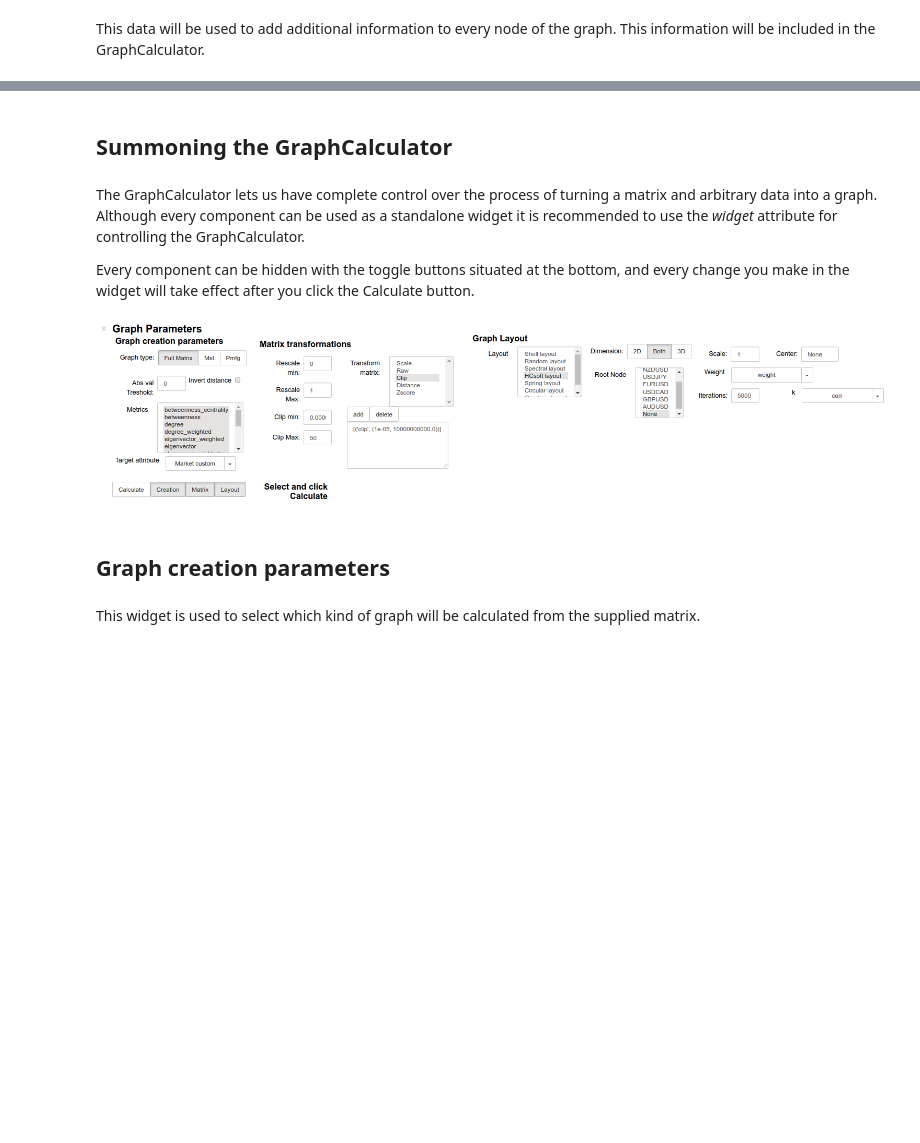
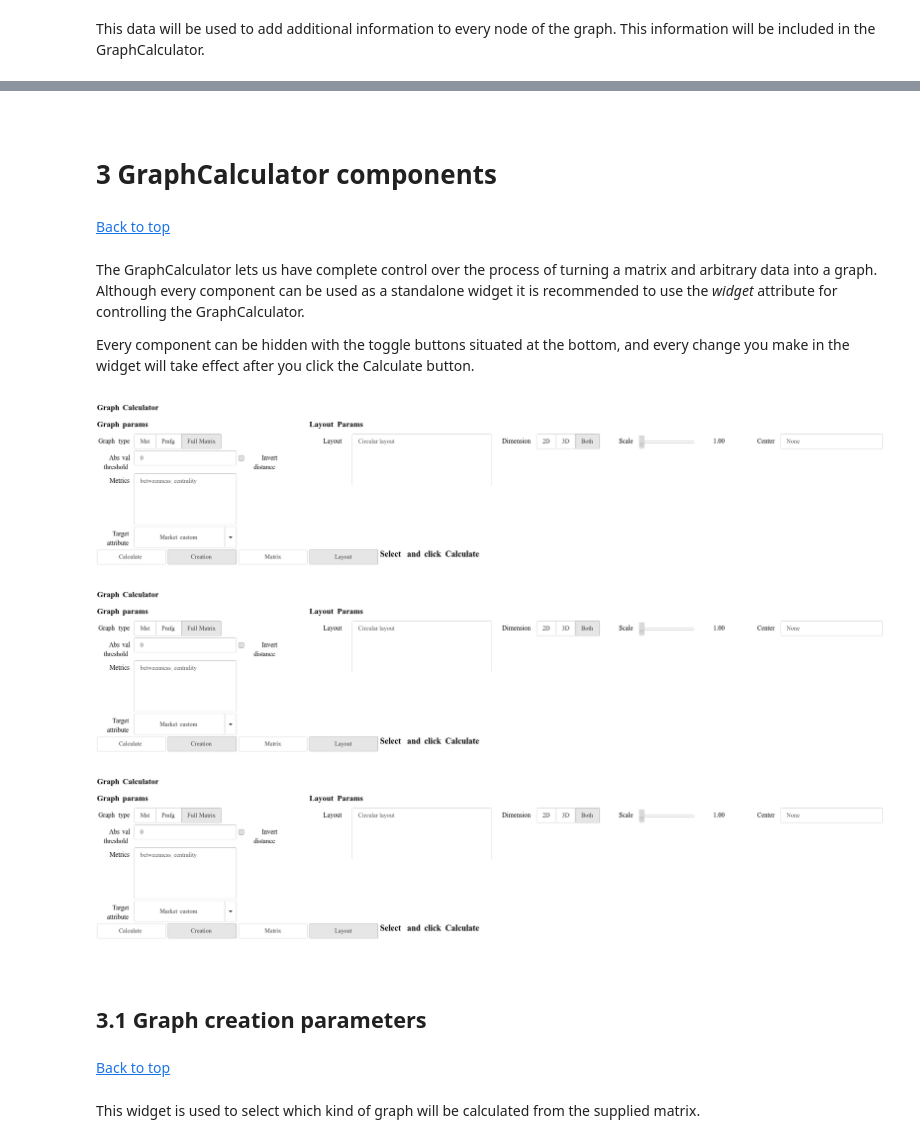
Before and after one commit to HCsoft-RD/shaolin, a Jupyter notebook: examples/GraphCalculator.ipynb, the cells around one changed output, grey strips where cells are left out. Saved outputs shown, nothing was run; the diff lists cells and outputs as text; code cells hidden in the pictures; blank space fills up the shorter version.

```diff
--- a/examples/GraphCalculator.ipynb
+++ b/examples/GraphCalculator.ipynb
@@ -121,19 +143,29 @@ node_metrics
 | mean_rets | 7.526429 | -0.732642 | -2.520989 | 0.870311 | -5.838132 | 0.921772 | -1.051116 |
 | std_rets | 7.526429 | -0.732642 | -2.520989 | 0.870311 | -5.838132 | 0.921772 | -1.051116 |
+# %% [markdown]
+<a id='components'></a>
 # %% [markdown]
-## Summoning the GraphCalculator
+# 3 GraphCalculator components
+# %% [markdown]
+[Back to top](#index)
 # %% [markdown]
 The GraphCalculator lets us have complete control over the process of turning a matrix and arbitrary data into a graph. Although every component can be used as a standalone widget it is recommended to use the *widget* attribute for controlling the GraphCalculator.
 
 Every component can be hidden with the toggle buttons situated at the bottom, and every change you make in the widget will take effect after you click the Calculate button.
 # %%
 gc = GraphCalculator(node_metrics=node_metrics,matrix_panel=matrix_panel)
-Image(filename='gcalculator_data/widget.png')
-#gc.widget
+#Image(filename='gcalculator_data/widget.png')
+gc.widget
 # %% [output]
-[figure, old version]
+[figure, new version]
+[figure, added]
+[figure, added]
+# %% [markdown]
+<a id='gc_parameters'></a>
 # %% [markdown]
-## Graph creation parameters
+## 3.1 Graph creation parameters
+# %% [markdown]
+[Back to top](#index)
 # %% [markdown]
 This widget is used to select which kind of graph will be calculated from the supplied matrix.
 # %% [markdown]
```
Also changed, not shown: parts of 54 cells of this notebook, 18 other files.
